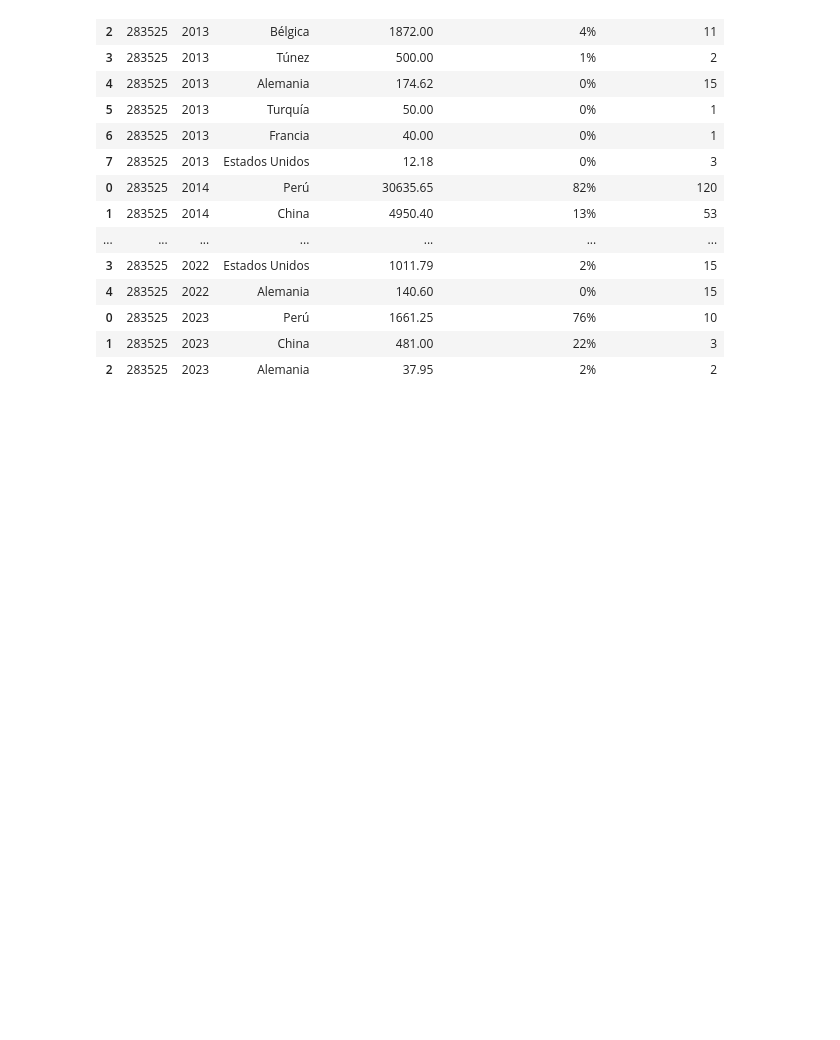
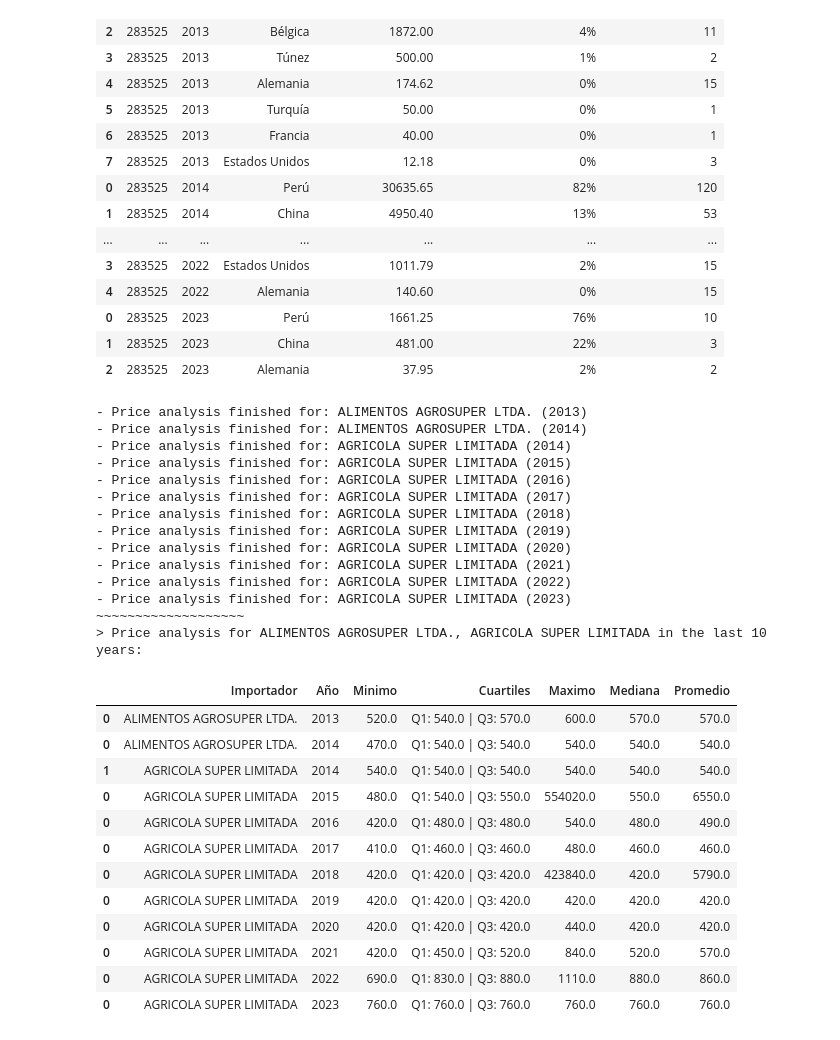
Before and after one commit to Felix-Hz/data-project, a Jupyter notebook: chile/main.ipynb, the cells around one changed output. Cells and saved outputs as stored; diff of their text form; code cells hidden in the pictures; blank space fills up the shorter version.

Commit message:
add utils and analysis: target_price to filter

```diff
--- a/chile/main.ipynb
+++ b/chile/main.ipynb
@@ -245,3 +246,35 @@ CURRENT_WD = os.getcwd()
 COUNTRY_WD = os.path.basename(CURRENT_WD).split('/')[-1]
 
 # df_final.to_pickle(f'{COUNTRY_WD}.pkl')
+# %%
+targets = ["ALIMENTOS AGROSUPER LTDA.", "AGRICOLA SUPER LIMITADA"]
+
+price_analysis(results_dfs, targets)
+# %% [output]
+- Price analysis finished for: ALIMENTOS AGROSUPER LTDA. (2013)
+- Price analysis finished for: ALIMENTOS AGROSUPER LTDA. (2014)
+- Price analysis finished for: AGRICOLA SUPER LIMITADA (2014)
+- Price analysis finished for: AGRICOLA SUPER LIMITADA (2015)
+- Price analysis finished for: AGRICOLA SUPER LIMITADA (2016)
+- Price analysis finished for: AGRICOLA SUPER LIMITADA (2017)
+- Price analysis finished for: AGRICOLA SUPER LIMITADA (2018)
+- Price analysis finished for: AGRICOLA SUPER LIMITADA (2019)
+- Price analysis finished for: AGRICOLA SUPER LIMITADA (2020)
+- Price analysis finished for: AGRICOLA SUPER LIMITADA (2021)
+- Price analysis finished for: AGRICOLA SUPER LIMITADA (2022)
+- Price analysis finished for: AGRICOLA SUPER LIMITADA (2023)
+~~~~~~~~~~~~~~~~~~~
+> Price analysis for ALIMENTOS AGROSUPER LTDA., AGRICOLA SUPER LIMITADA in the last 10 years:
+|  | Importador | Año | Minimo | Cuartiles | Maximo | Mediana | Promedio |
+| 0 | ALIMENTOS AGROSUPER LTDA. | 2013 | 520.0 | Q1: 540.0 | Q3: 570.0 | 600.0 | 570.0 | 570.0 |
+| 0 | ALIMENTOS AGROSUPER LTDA. | 2014 | 470.0 | Q1: 540.0 | Q3: 540.0 | 540.0 | 540.0 | 540.0 |
+| 1 | AGRICOLA SUPER LIMITADA | 2014 | 540.0 | Q1: 540.0 | Q3: 540.0 | 540.0 | 540.0 | 540.0 |
+| 0 | AGRICOLA SUPER LIMITADA | 2015 | 480.0 | Q1: 540.0 | Q3: 550.0 | 554020.0 | 550.0 | 6550.0 |
+| 0 | AGRICOLA SUPER LIMITADA | 2016 | 420.0 | Q1: 480.0 | Q3: 480.0 | 540.0 | 480.0 | 490.0 |
+| 0 | AGRICOLA SUPER LIMITADA | 2017 | 410.0 | Q1: 460.0 | Q3: 460.0 | 480.0 | 460.0 | 460.0 |
+| 0 | AGRICOLA SUPER LIMITADA | 2018 | 420.0 | Q1: 420.0 | Q3: 420.0 | 423840.0 | 420.0 | 5790.0 |
+| 0 | AGRICOLA SUPER LIMITADA | 2019 | 420.0 | Q1: 420.0 | Q3: 420.0 | 420.0 | 420.0 | 420.0 |
+| 0 | AGRICOLA SUPER LIMITADA | 2020 | 420.0 | Q1: 420.0 | Q3: 420.0 | 440.0 | 420.0 | 420.0 |
+| 0 | AGRICOLA SUPER LIMITADA | 2021 | 420.0 | Q1: 450.0 | Q3: 520.0 | 840.0 | 520.0 | 570.0 |
+| 0 | AGRICOLA SUPER LIMITADA | 2022 | 690.0 | Q1: 830.0 | Q3: 880.0 | 1110.0 | 880.0 | 860.0 |
+| 0 | AGRICOLA SUPER LIMITADA | 2023 | 760.0 | Q1: 760.0 | Q3: 760.0 | 760.0 | 760.0 | 760.0 |
```
Also changed, not shown: parts of 2 cells of this notebook, 4 other files.
